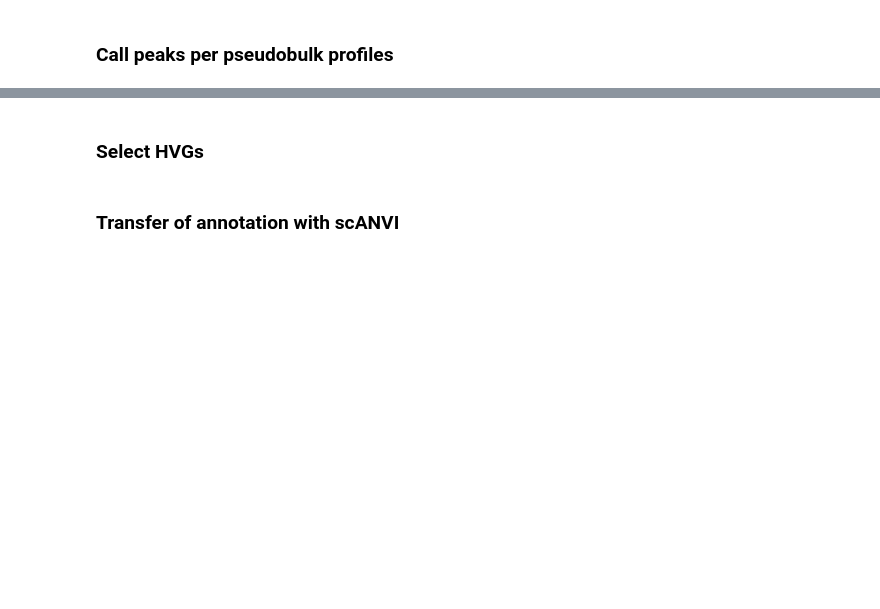
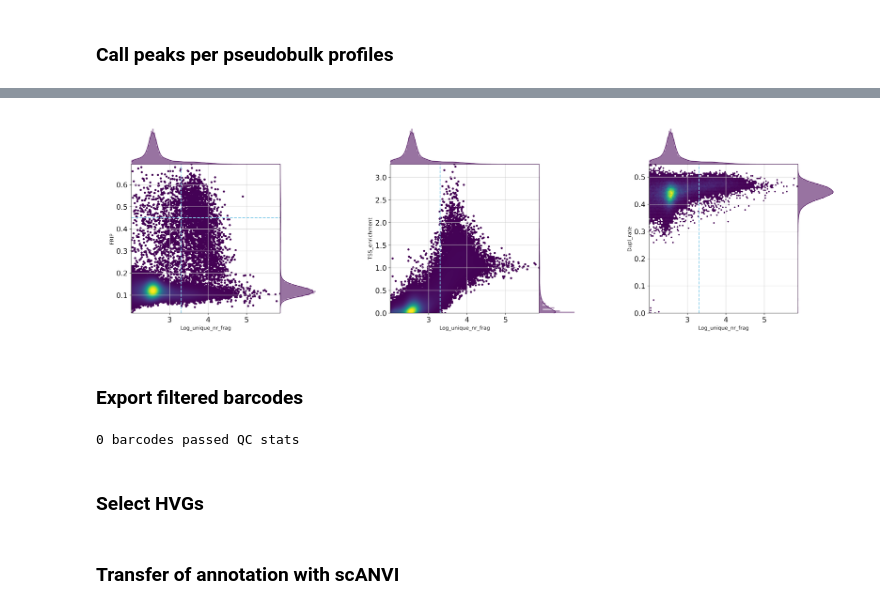
Before and after one commit to Talavera-Lopez-Lab/Kdm6aKO, a Jupyter notebook: 3-atac_analysis_scenic+/240116_SCENICplus_KDM6A_analysis.ipynb, the cells around one changed output, grey strips where cells are left out. Drawn from its saved outputs; the diff is of its cells as text; code cells hidden in the pictures; blank space fills up the shorter version.

Commit message:
Updated scenic+ workflow - QC stats

```diff
--- a/3-atac_analysis_scenic+/240116_SCENICplus_KDM6A_analysis.ipynb
+++ b/3-atac_analysis_scenic+/240116_SCENICplus_KDM6A_analysis.ipynb
@@ -194,0 +264,19 @@ adata.obs['sample'].value_counts()
+# %%
+#path_to_regions = {adata.obs['sample']:os.path.join(work_dir, '/mnt/LaCIE/carlos/nobackup/raw_data/single_cell/external/collaborations/becker_2023/atac/consensus_peak_calling/consensus_regions.bed')}
+
+metadata_bc, profile_data_dict = compute_qc_stats(
+                fragments_dict = fragments_dict,
+                tss_annotation = annot,
+                stats=['barcode_rank_plot', 'duplicate_rate', 'insert_size_distribution', 'profile_tss', 'frip'],
+                label_list = None,
+                path_to_regions = path_to_regions,
+                n_cpu = 8,
+                valid_bc = None,
+                n_frag = 100,
+                n_bc = None,
+                tss_flank_window = 1000,
+                tss_window = 50,
+                tss_minimum_signal_window = 100,
+                tss_rolling_window = 10,
+                remove_duplicates = True,
+                _temp_dir = os.path.join(tmp_dir + 'ray_spill'))
@@ -194,0 +311,9 @@ adata.obs['sample'].value_counts()
+# %%
+                         #[min,  #max]
+QC_filters = {
+    'Log_unique_nr_frag': [3.3 , None],
+    'FRIP':               [0.45, None],
+    'TSS_enrichment':     [5   , None],
+    'Dupl_rate':          [None, None]
+
+}
@@ -195,3 +374,30 @@ adata.obs['sample'].value_counts()
+# %%
+fig=plt.figure(figsize=(10,10))
+plt.subplot(1, 3, 1)
+img = fig2img(FRIP_NR_FRAG_fig)
+plt.imshow(img)
+plt.axis('off')
+plt.subplot(1, 3, 2)
+img = fig2img(TSS_NR_FRAG_fig)
+plt.imshow(img)
+plt.axis('off')
+plt.subplot(1, 3, 3)
+img = fig2img(DR_NR_FRAG_fig)
+plt.imshow(img)
+plt.axis('off')
+plt.show()
+# %% [output]
+[figure, added]
+# %% [markdown]
+### Export filtered barcodes
+# %%
+bc_passing_filters = {'KDM6A_wt_40':[]}
+bc_passing_filters['KDM6A_wt_40'] = list((set(FRIP_NR_FRAG_filter) & set(TSS_NR_FRAG_filter)))
+pickle.dump(bc_passing_filters,
+            open(os.path.join(work_dir, '/mnt/LaCIE/carlos/nobackup/raw_data/single_cell/external/collaborations/becker_2023/atac/consensus_peak_calling/quality_control/KDM6A_wt_40_bc_passing_filters.pkl'), 'wb'))
+print(f"{len(bc_passing_filters['KDM6A_wt_40'])} barcodes passed QC stats")
+# %% [output]
+0 barcodes passed QC stats
 # %% [markdown]
 ### Select HVGs
 # %%
```
Also changed, not shown: parts of 20 cells of this notebook, 1 other file.
